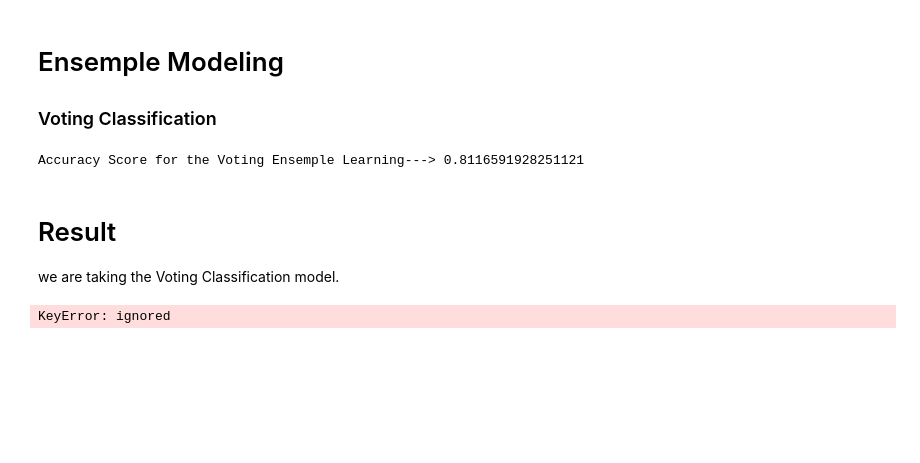
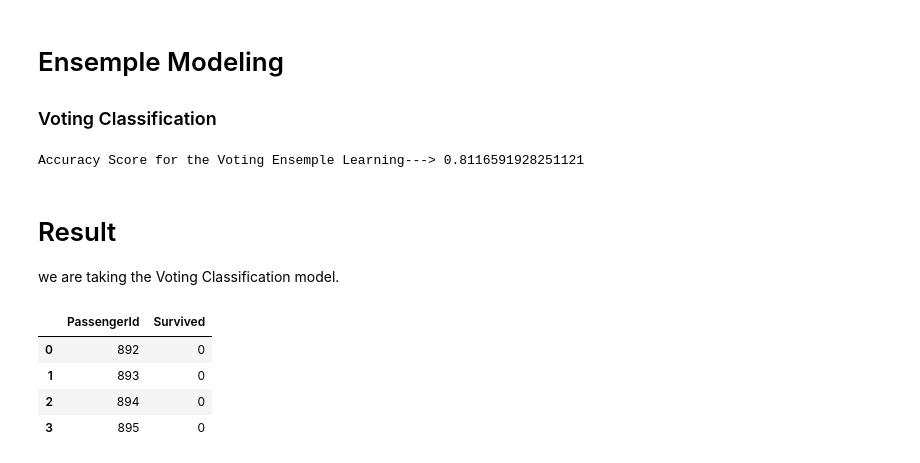
Before and after one commit to pavi-ninjaac/Kaggle, a Jupyter notebook: Titanic_Kaggle.ipynb, the cells around one changed output. Cells and saved outputs as stored; diff of their text form; code cells hidden in the pictures; blank space fills up the shorter version.

```diff
--- a/Titanic_Kaggle.ipynb
+++ b/Titanic_Kaggle.ipynb
@@ -601,7 +607,15 @@ Accuracy Score for the Voting Ensemple Learning---> 0.8116591928251121
 we are taking the Voting Classification model.
 # %%
 test_result = pd.Series(model.predict(predict_data), name = "Survived").astype(int)
-results = pd.concat([predict_data["PassengerId"], test_result],axis = 1)
+index = np.array([x for x in range(892,1310)])
+index = pd.Series(index,name='PassengerId').astype(int)
+results = pd.concat([index, test_result],axis = 1)
 results.to_csv("titanic_submission.csv", index = False)
-# %% [output]
-KeyError: ignored
+# %%
+results.head(4)
+# %% [output]
+|  | PassengerId | Survived |
+| 0 | 892 | 0 |
+| 1 | 893 | 0 |
+| 2 | 894 | 0 |
+| 3 | 895 | 0 |
```
Also changed, not shown: parts of 7 cells of this notebook.
